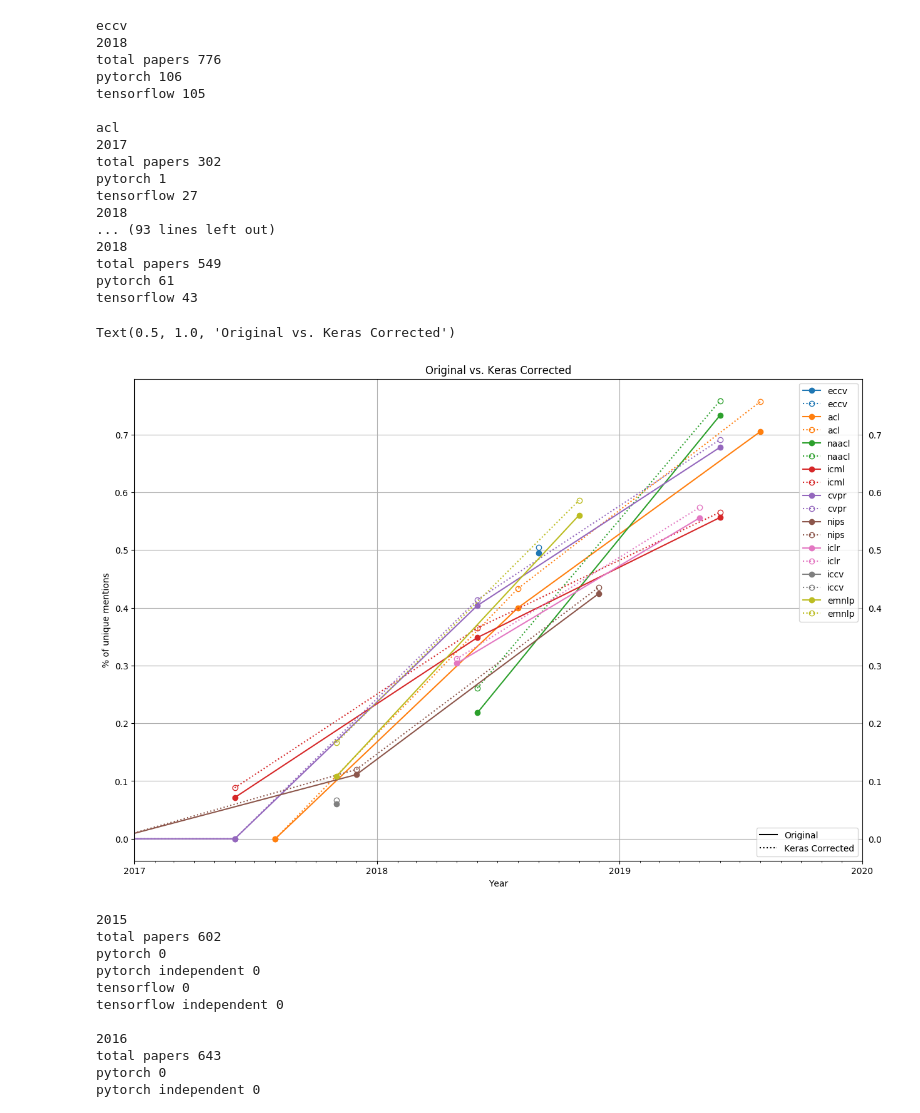
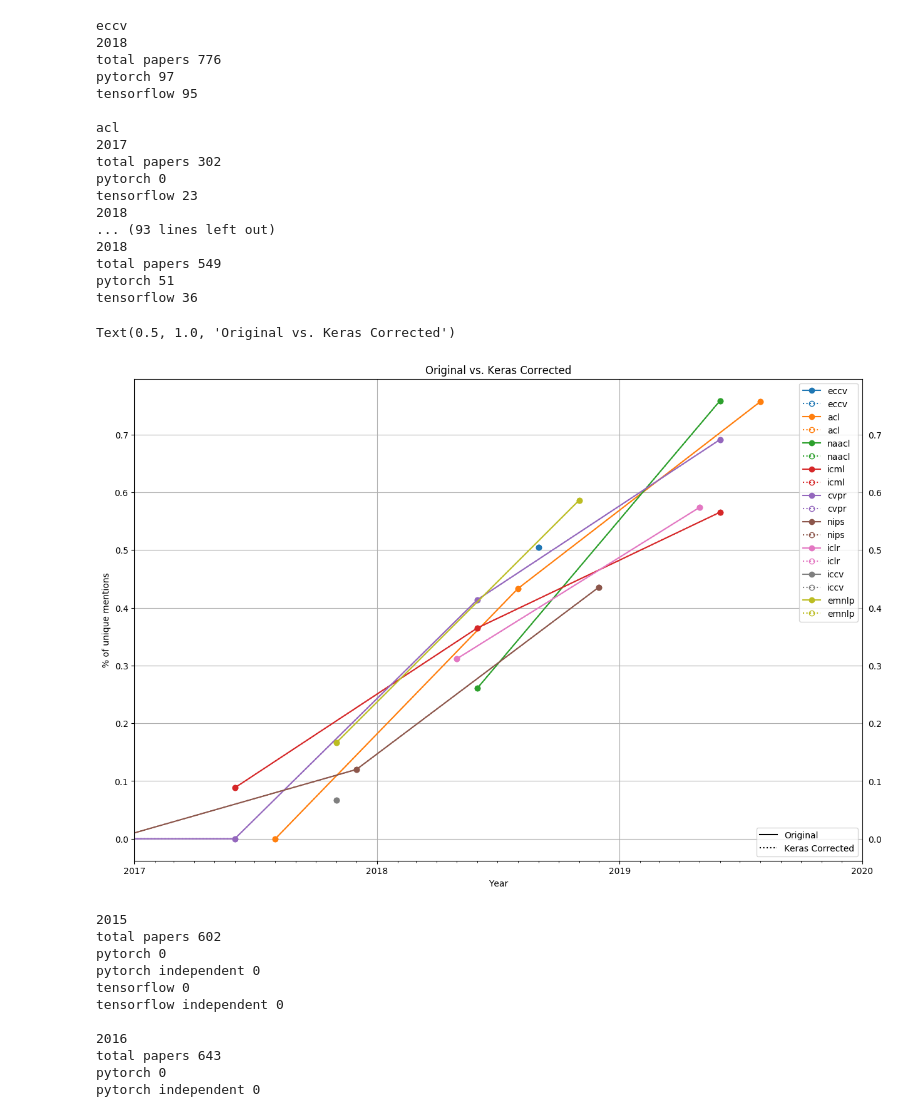
Before and after one commit to Chillee/pytorch-vs-tensorflow, a Jupyter notebook: data_analysis/visualize.ipynb, the cells around one changed output. Drawn from its saved outputs; the diff is of its cells as text; code cells hidden in the pictures.

```diff
--- a/data_analysis/visualize.ipynb
+++ b/data_analysis/visualize.ipynb
@@ -149,7 +149,7 @@ for conf in confs:
         pytorch.append(len(pytorch_set - biased_set))
         tf.append(len(tf_set - biased_set))
         pytorch_corr.append(len(pytorch_set - biased_set))
-        tf_corr.append(len((tf_set | ws['keras'])- biased_set - ws['pytorch']))
+        tf_corr.append(len(tf_set- biased_set ))
         writer.writerow([conf, f"{conf_month[conf]:02}/{year[2:]}", pytorch_corr[-1], tf_corr[-1]])
 #         if len(tf_set) > 0:
 #             print(len(pytorch_set - biased_set)/(len(pytorch_set - biased_set) + len(tf_set - biased_set)))
@@ -158,9 +158,9 @@ for conf in confs:
 
         print("total papers", len(confs[conf][year]))
 #         print("ratio: ", len(ws['pytorch'] | ws['tensorflow'])/len(confs[conf][year]))
-        print("pytorch", len(pytorch_set))
+        print("pytorch", len(pytorch_set - biased_set))
 #         print("pytorch independent", pytorch_corr[-1])
-        print("tensorflow", len(tf_set))
+        print("tensorflow", len(tf_set - biased_set))
 #         print(tf_set)
 #         print("tensorflow independent", tf_corr[-1])
     print()
@@ -190,40 +190,40 @@ for conf in confs:
     plt.legend()
 plt.ylabel('% of unique mentions')
 vals = ax.get_yticks()
 # ax.set_yticklabels(['{:,.2%}'.format(x) for x in vals])
 plt.xlabel('Year')
 #     plt.plot(dates, pytorch, color='blue')
 #     plt.plot(dates, tf, color='orange')
 solid_line = Line2D([0], [0], color='black', label='Original')
 dashed_line = Line2D([0], [0], linestyle=':', color='black', label='Keras Corrected')
 csvfile.close()
 
 legend1 = plt.legend(handles=[solid_line, dashed_line], loc=4)
 plt.legend()
 plt.grid()
 plt.gca().add_artist(legend1)
 
 plt.title("Original vs. Keras Corrected")
 # %% [output]
 eccv
 2018
 total papers 776
-pytorch 106
-tensorflow 105
+pytorch 97
+tensorflow 95
 
 acl
 2017
 total papers 302
-pytorch 1
-tensorflow 27
+pytorch 0
+tensorflow 23
 2018
 ... (93 lines left out)
 2018
 total papers 549
-pytorch 61
-tensorflow 43
+pytorch 51
+tensorflow 36
 Text(0.5, 1.0, 'Original vs. Keras Corrected')
-[figure, old version]
+[figure, new version]
 # %%
 conf = 'cvpr'
 for year in sorted(confs[conf]):
```
Also changed, not shown: parts of 1 cell of this notebook, 5 other files.
